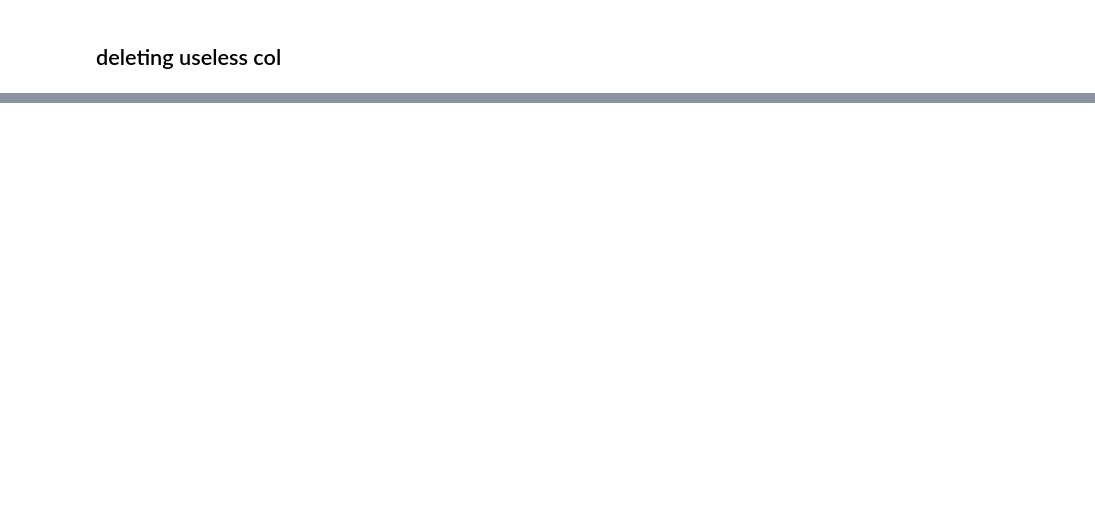
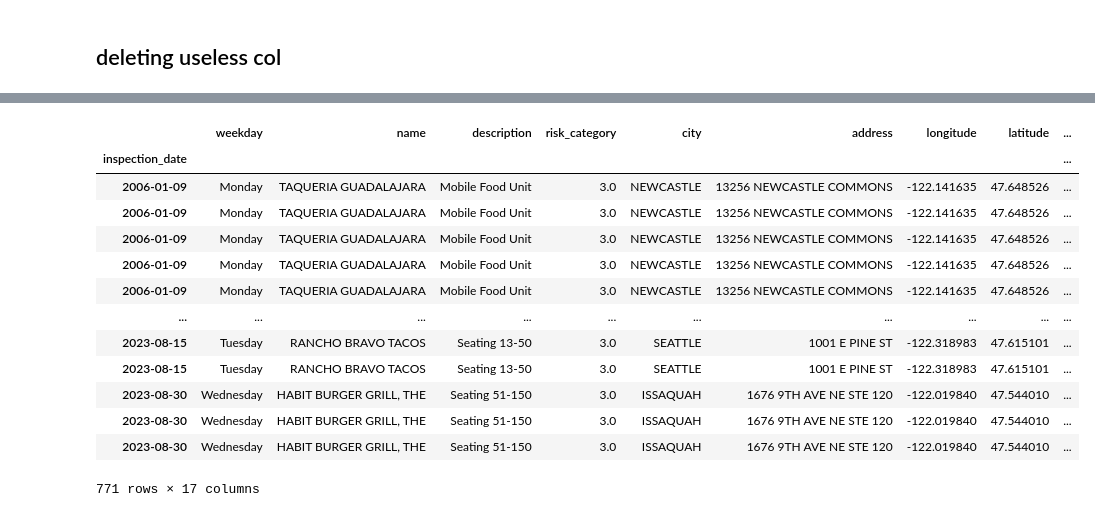
Before and after one commit to alirahmani93/ml_basic_p1, a Jupyter notebook: eddy.ipynb, the cells around one changed output, grey strips where cells are left out. Saved outputs shown, nothing was run; the diff lists cells and outputs as text; code cells hidden in the pictures; blank space fills up the shorter version.

```diff
--- a/eddy.ipynb
+++ b/eddy.ipynb
@@ -405,0 +233,19 @@ relation[['name','inspection_date','violation_points','inspection_score','grade'
+# %%
+inspection_score_graterthan_zero_and_close = df_closed_business_by_name[(df_closed_business_by_name['inspection_closed_business'] == True) & (df_closed_business_by_name['inspection_score'] > 0)]
+# %%
+inspection_score_graterthan_zero_and_close.sort_index()
+# %% [output]
+|  | weekday | name | description | risk_category | city | address | longitude | latitude | ... |
+| inspection_date |  |  |  |  |  |  |  |  | ... |
+| 2006-01-09 | Monday | TAQUERIA GUADALAJARA | Mobile Food Unit | 3.0 | NEWCASTLE | 13256 NEWCASTLE COMMONS | -122.141635 | 47.648526 | ... |
+| 2006-01-09 | Monday | TAQUERIA GUADALAJARA | Mobile Food Unit | 3.0 | NEWCASTLE | 13256 NEWCASTLE COMMONS | -122.141635 | 47.648526 | ... |
+| 2006-01-09 | Monday | TAQUERIA GUADALAJARA | Mobile Food Unit | 3.0 | NEWCASTLE | 13256 NEWCASTLE COMMONS | -122.141635 | 47.648526 | ... |
+| 2006-01-09 | Monday | TAQUERIA GUADALAJARA | Mobile Food Unit | 3.0 | NEWCASTLE | 13256 NEWCASTLE COMMONS | -122.141635 | 47.648526 | ... |
+| 2006-01-09 | Monday | TAQUERIA GUADALAJARA | Mobile Food Unit | 3.0 | NEWCASTLE | 13256 NEWCASTLE COMMONS | -122.141635 | 47.648526 | ... |
+| ... | ... | ... | ... | ... | ... | ... | ... | ... | ... |
+| 2023-08-15 | Tuesday | RANCHO BRAVO TACOS | Seating 13-50 | 3.0 | SEATTLE | 1001 E PINE ST | -122.318983 | 47.615101 | ... |
+| 2023-08-15 | Tuesday | RANCHO BRAVO TACOS | Seating 13-50 | 3.0 | SEATTLE | 1001 E PINE ST | -122.318983 | 47.615101 | ... |
+| 2023-08-30 | Wednesday | HABIT BURGER GRILL, THE | Seating 51-150 | 3.0 | ISSAQUAH | 1676 9TH AVE NE STE 120 | -122.019840 | 47.544010 | ... |
+| 2023-08-30 | Wednesday | HABIT BURGER GRILL, THE | Seating 51-150 | 3.0 | ISSAQUAH | 1676 9TH AVE NE STE 120 | -122.019840 | 47.544010 | ... |
+| 2023-08-30 | Wednesday | HABIT BURGER GRILL, THE | Seating 51-150 | 3.0 | ISSAQUAH | 1676 9TH AVE NE STE 120 | -122.019840 | 47.544010 | ... |
+771 rows × 17 columns
```
Also changed, not shown: parts of 51 cells of this notebook.
